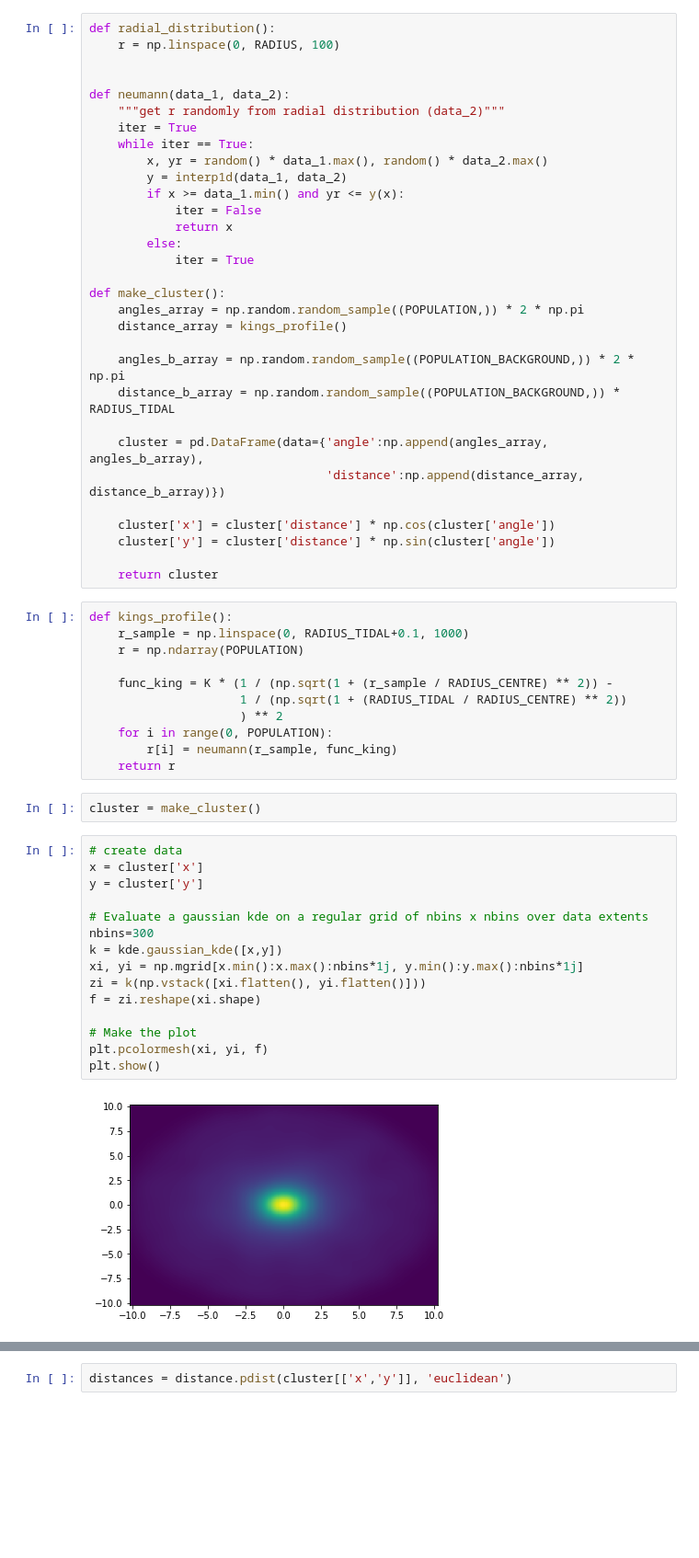
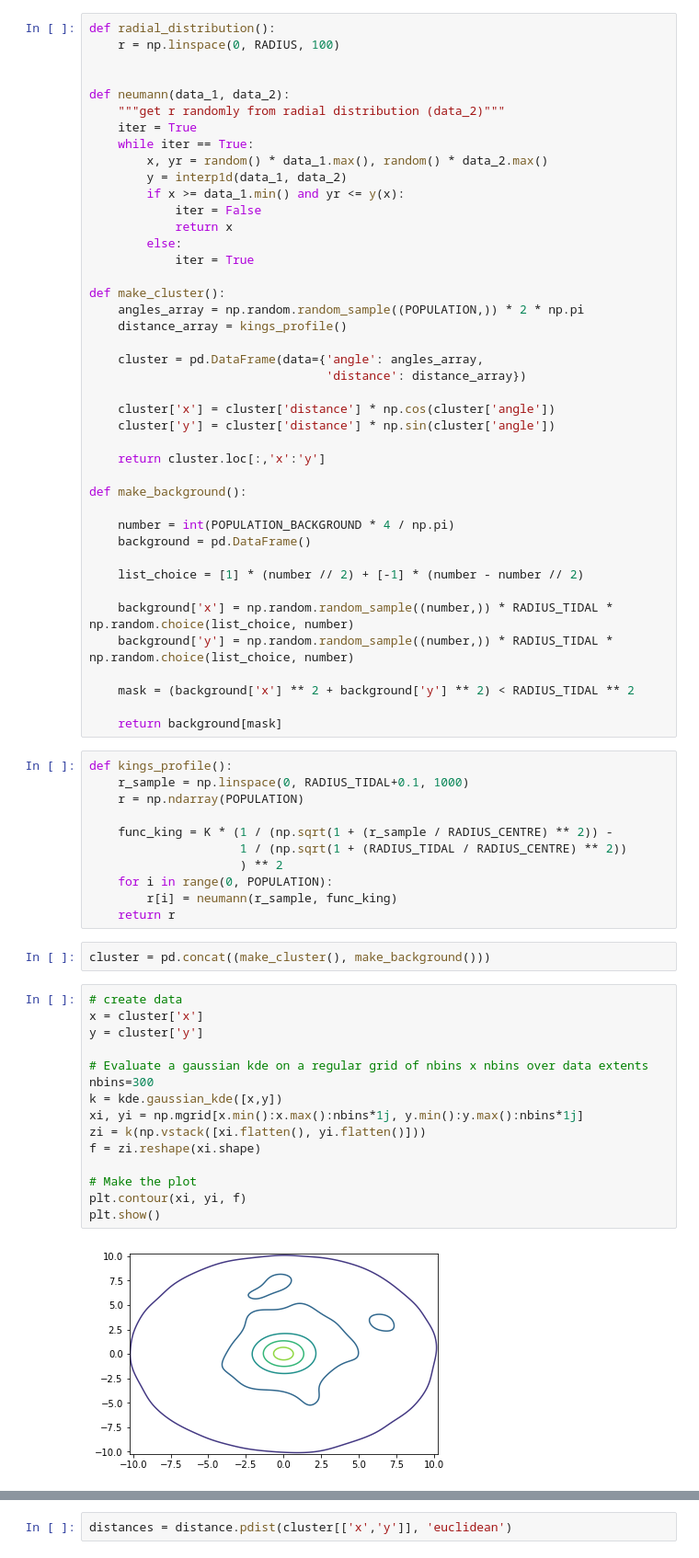
Before and after one commit to olgaborodina/GAIA_binaries, a Jupyter notebook: model/Unresolved_not_binaries.ipynb, the cells around one changed output, grey strips where cells are left out. Shown: that part at 92% size. Drawn from its saved outputs; the diff is of its cells as text; blank space fills up the shorter version.

Commit message:
Make really flat background

```diff
--- a/model/Unresolved_not_binaries.ipynb
+++ b/model/Unresolved_not_binaries.ipynb
@@ -44,16 +44,27 @@ def make_cluster():
     angles_array = np.random.random_sample((POPULATION,)) * 2 * np.pi
     distance_array = kings_profile()
 
-    angles_b_array = np.random.random_sample((POPULATION_BACKGROUND,)) * 2 * np.pi
-    distance_b_array = np.random.random_sample((POPULATION_BACKGROUND,)) * RADIUS_TIDAL
-
-    cluster = pd.DataFrame(data={'angle':np.append(angles_array, angles_b_array),
-                                 'distance':np.append(distance_array, distance_b_array)})
+    cluster = pd.DataFrame(data={'angle': angles_array,
+                                 'distance': distance_array})
 
     cluster['x'] = cluster['distance'] * np.cos(cluster['angle'])
     cluster['y'] = cluster['distance'] * np.sin(cluster['angle'])
 
-    return cluster
+    return cluster.loc[:,'x':'y']
+
+def make_background():
+
+    number = int(POPULATION_BACKGROUND * 4 / np.pi)
+    background = pd.DataFrame()
+
+    list_choice = [1] * (number // 2) + [-1] * (number - number // 2)
+
+    background['x'] = np.random.random_sample((number,)) * RADIUS_TIDAL * np.random.choice(list_choice, number)
+    background['y'] = np.random.random_sample((number,)) * RADIUS_TIDAL * np.random.choice(list_choice, number)
+
+    mask = (background['x'] ** 2 + background['y'] ** 2) < RADIUS_TIDAL ** 2
+
+    return background[mask]
 # %%
 def kings_profile():
     r_sample = np.linspace(0, RADIUS_TIDAL+0.1, 1000)
@@ -66,24 +77,24 @@ def kings_profile():
         r[i] = neumann(r_sample, func_king)
     return r
 # %%
-cluster = make_cluster()
+cluster = pd.concat((make_cluster(), make_background()))
 # %%
 # create data
 x = cluster['x']
 y = cluster['y']
 
 # Evaluate a gaussian kde on a regular grid of nbins x nbins over data extents
 nbins=300
 k = kde.gaussian_kde([x,y])
 xi, yi = np.mgrid[x.min():x.max():nbins*1j, y.min():y.max():nbins*1j]
 zi = k(np.vstack([xi.flatten(), yi.flatten()]))
 f = zi.reshape(xi.shape)
 
 # Make the plot
-plt.pcolormesh(xi, yi, f)
+plt.contour(xi, yi, f)
 plt.show()
 # %% [output]
-[figure, old version]
+[figure, new version]
 # %%
 fig = plt.figure(figsize=(13, 7))
 ax = plt.axes(projection='3d')
```
Also changed, not shown: parts of 3 cells of this notebook.
